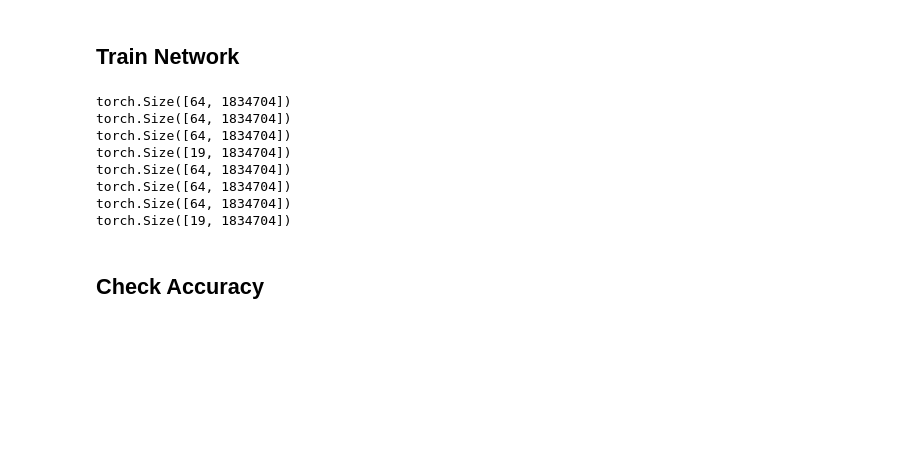
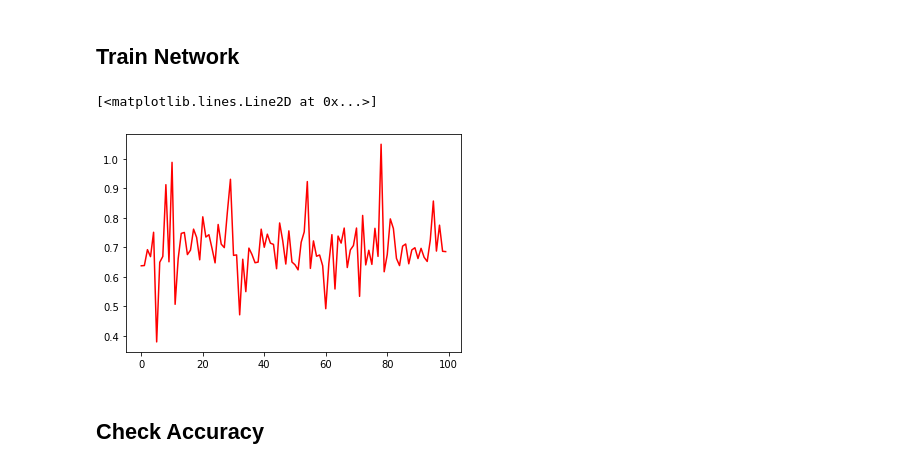
Before and after one commit to PDNow-Research/PDNow, a Jupyter notebook: HandPD/NeuralNets/NN_Images.ipynb, the cells around one changed output. Saved outputs shown, nothing was run; the diff lists cells and outputs as text; code cells hidden in the pictures; blank space fills up the shorter version.

```diff
--- a/HandPD/NeuralNets/NN_Images.ipynb
+++ b/HandPD/NeuralNets/NN_Images.ipynb
@@ -120,7 +121,7 @@ def pad_images(arr):
     X_pad1, X_pad2 = pad_condition(X_pad, largestX, 0)
     Y_pad1, Y_pad2 = pad_condition(Y_pad, largestY, 1)
 
-    arr[i] = np.pad(arr[i], ((X_pad1, X_pad2), (Y_pad1, Y_pad2), (0, 0)), 'constant', constant_values=(0))
+    arr[i] = np.pad(arr[i], ((X_pad1, X_pad2), (Y_pad1, Y_pad2)), 'constant', constant_values=(0)) # each image in arr in 2D
 
   maxSize = largestX * largestY
 
@@ -150,9 +151,13 @@ class MeanderDataset(Dataset):
     X_meah, y_meah = extract_images("/content/drive/MyDrive/Data/Images/Meander/HealthyMeander/HealthyMeander/*.*",0)
     X_meap, y_meap = extract_images("/content/drive/MyDrive/Data/Images/Meander/PatientMeander/PatientMeander/*.*",1)
 
-    y_all = np.array(y_meah + y_meap)
+    X_spih, y_spih = extract_images("/content/drive/MyDrive/Data/Images/Spiral/HealthySpiral/HealthySpiral/*.*",0)
+    X_spip, y_spip = extract_images("/content/drive/MyDrive/Data/Images/Spiral/PatientSpiral/PatientSpiral/*.*",1)
 
-    X_all = X_meah + X_meap
+
+    y_all = np.array(y_meah + y_meap + y_spih + y_spip)
+
+    X_all = X_meah + X_meap + X_spih + X_spip
     X_all, maxSize = pad_images(X_all) # just padding all of the array's images to be the same size
     X_all = normalize_images(X_all, 255) # normalizing from 0 to 255 - 0 to 1
 
@@ -162,6 +167,7 @@ class MeanderDataset(Dataset):
 
     self.x = torch.from_numpy(X_all).float() # creates tensor from numpy array, making it float as expected by model
     self.y = torch.from_numpy(y_all).long() # y_all is numpy array too, making it a long as expected by model
+    self.inputSize = maxSize
 
   # support indexing such that dataset[i] can be used to get i-th sample
   def __getitem__(self, index):
@@ -240,13 +234,19 @@ Now to create the fully connected network.
 # %%
 class NN(nn.Module):
-  def __init__(self, input_size, num_classes): # input-size = 611568 (size of our images, pixel number), num_classes = 2 (PD/no PD)
+  def __init__(self, input_size, output_size): # input-size = 611568 (size of our images, pixel number), num_classes = 2 (PD/no PD)
     super(NN, self).__init__() # initializes the NN class that we're defining
-    self.fc1 = nn.Linear(input_size, 50) # 50 nodes
-    self.fc2 = nn.Linear(50, num_classes)
+    self.fc1 = nn.Linear(input_size, 200)
+    self.dt1 = nn.Dropout(0.1, inplace=False)
+    self.fc2 = nn.Linear(200, 50) # 2 million to 500 thousand
+    self.fc3 = nn.Linear(50, 5)
+    self.fc4 = nn.Linear(5, output_size)
 
   def forward(self, x): # run on some input x, which is the images which we run through fc1 and fc2 layers created above (and add the reLU activation function it between)
     x = F.relu(self.fc1(x))
-    x = self.fc2(x)
+    x = self.dt1(x)
+    x = torch.sigmoid(self.fc2(x)) # functional library.sigmoid is deprecated
+    x = torch.sigmoid(self.fc3(x))
+    x = F.softmax(self.fc4(x))
     return x
 # %% [markdown]
 ### Quick Test
@@ -265,7 +265,7 @@ torch.Size([64, 2])
 # %% [markdown]
 ## Initialize Network
 # %%
-model = NN(input_size = input_size, num_classes = num_classes).to(device)
+model = NN(input_size = input_size, output_size = num_classes).to(device)
 # %%
 # Loss + Optimizer
 criterion = nn.CrossEntropyLoss() # loss function
@@ -274,39 +274,39 @@ optimizer = optim.Adam(model.parameters(), lr = learning_rate) # optimizer funct
 ## Train Network
 # %%
 # epochs: number of times network sees images. 1 epoch - seen all images once
+
+loss_values = [] * 1
 
 for epoch in range(num_epochs):
     for batch_idx, (data, targets) in enumerate(train_loader): # parts of the train_loader, (data,targets) in tuple together, batch_idx there before
 
         # Get data to cuda (that's our device, if it's possible)
         data = data.to(device=device)
         targets = targets.to(device=device)
 
         # Get to correct shape, which is one long, unrolled, vector of size 744 * 822 * 3 = 1834704
         data = data.reshape(data.shape[0], -1)
 
         # by looking at this, we see we have 4 batches: 3 of size 64, 1 of size 19. Also, our shape is right now.
-        print (data.shape)
+        # print (data.shape)
 
         # forward (why called forward??) - forward propagation
         scores = model(data)
         loss = criterion(scores, targets)
 
         # backward (why called backward??) - backward propagation
         optimizer.zero_grad() # set all gradients to 0 for each batch so it doesnt store calculation from previous batch
         loss.backward()
 
         # gradient descent or adam step
         optimizer.step()
+
+    loss_values.append(loss)
+
+plt.plot(np.array(loss_values), 'r')
 # %% [output]
-torch.Size([64, 1834704])
-torch.Size([64, 1834704])
-torch.Size([64, 1834704])
-torch.Size([19, 1834704])
-torch.Size([64, 1834704])
-torch.Size([64, 1834704])
-torch.Size([64, 1834704])
-torch.Size([19, 1834704])
+[<matplotlib.lines.Line2D at 0x...>]
+[figure, added]
 # %% [markdown]
 ## Check Accuracy
 # %%
```
Also changed, not shown: parts of 11 cells of this notebook.
